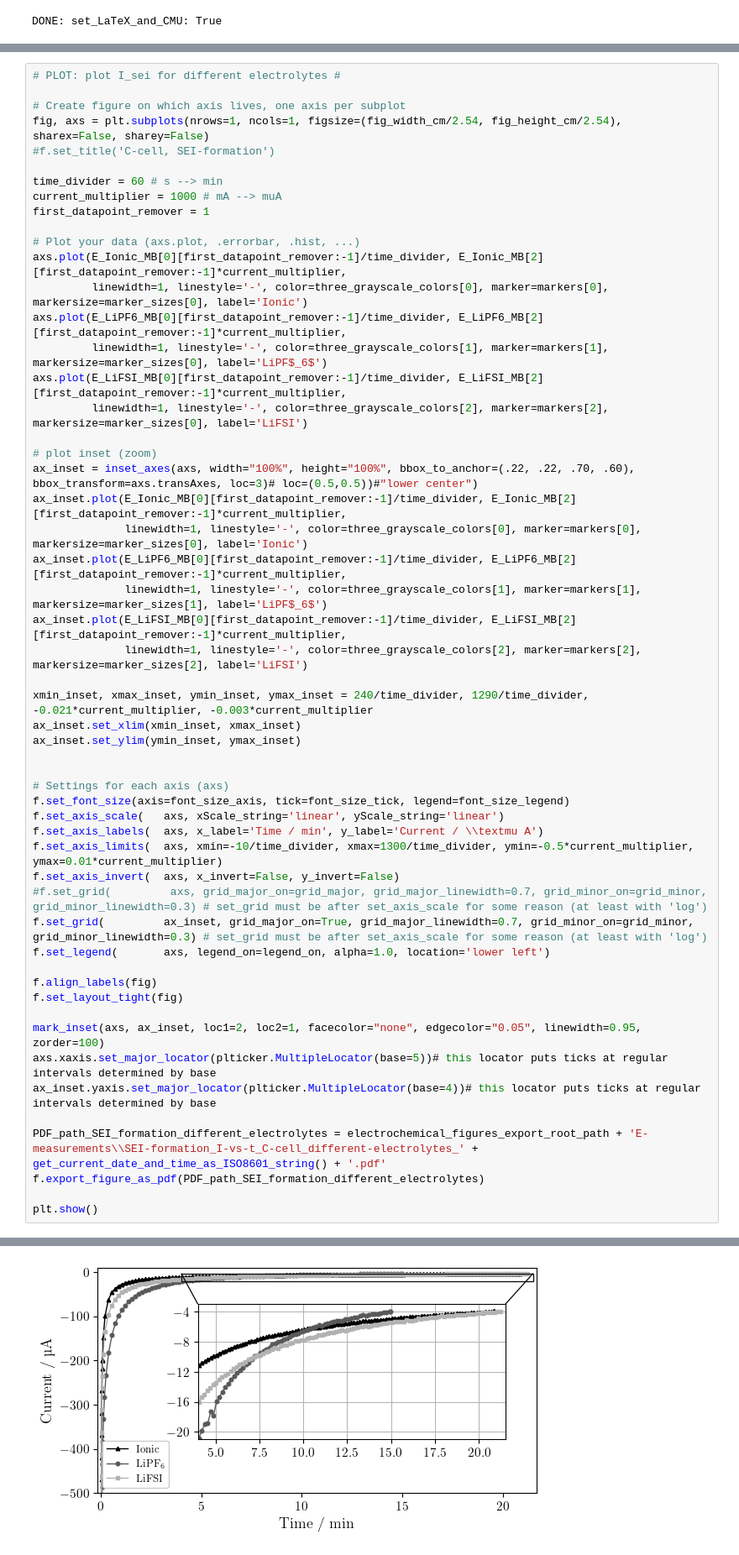
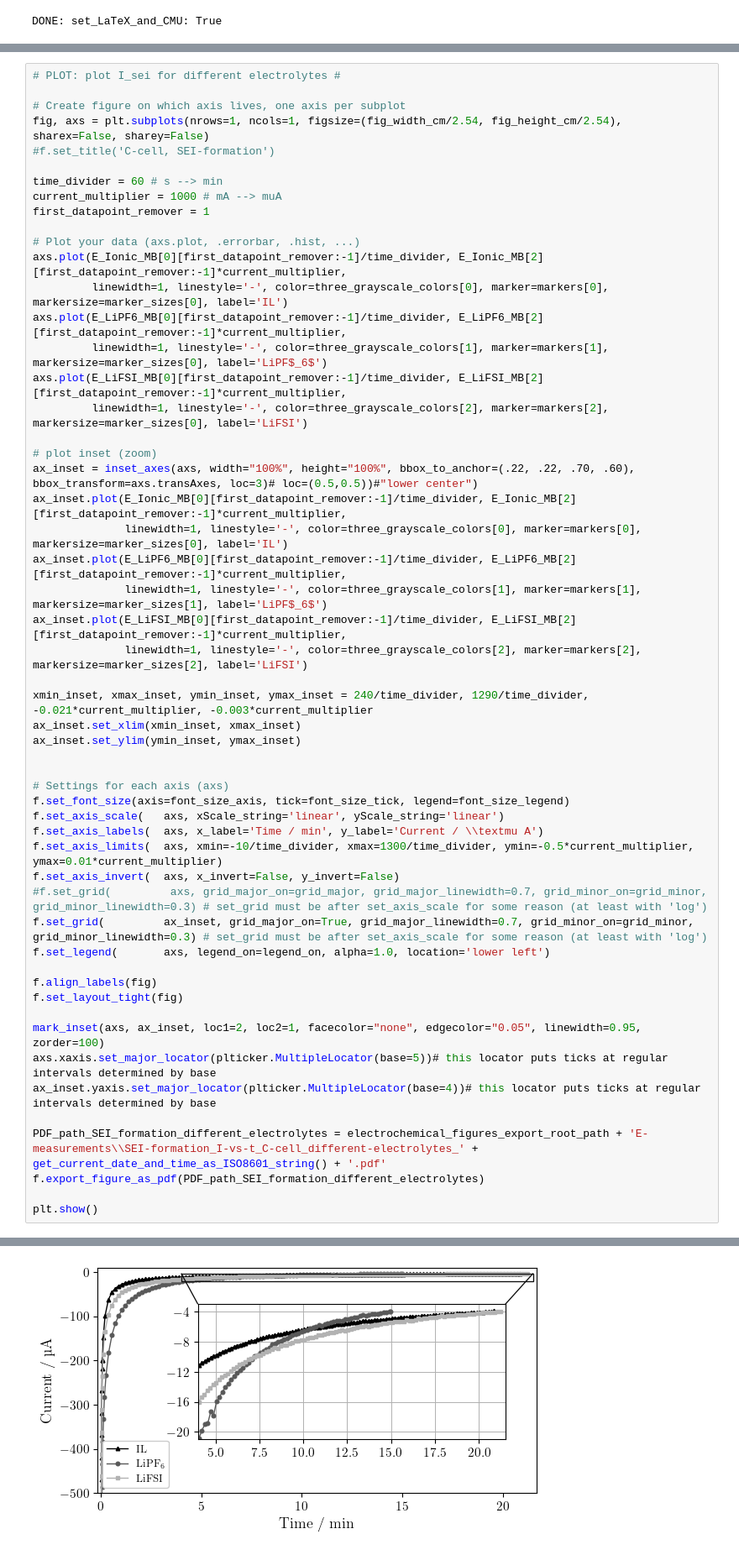
Before and after one commit to GottfridOlsson/MASTER-THESIS, a Jupyter notebook: EXPERIMENTAL/Python-scripts/Electrochemical-plots.ipynb, the cells around one changed output, grey strips where cells are left out. Shown: that part at 84% size. Saved outputs shown, nothing was run; the diff lists cells and outputs as text.

Commit message:
Figures

```diff
--- a/EXPERIMENTAL/Python-scripts/Electrochemical-plots.ipynb
+++ b/EXPERIMENTAL/Python-scripts/Electrochemical-plots.ipynb
@@ -681,7 +681,7 @@ first_datapoint_remover = 1
 
 # Plot your data (axs.plot, .errorbar, .hist, ...)
 axs.plot(E_Ionic_MB[0][first_datapoint_remover:-1]/time_divider, E_Ionic_MB[2][first_datapoint_remover:-1]*current_multiplier,
-         linewidth=1, linestyle='-', color=three_grayscale_colors[0], marker=markers[0], markersize=marker_sizes[0], label='Ionic')
+         linewidth=1, linestyle='-', color=three_grayscale_colors[0], marker=markers[0], markersize=marker_sizes[0], label='IL')
 axs.plot(E_LiPF6_MB[0][first_datapoint_remover:-1]/time_divider, E_LiPF6_MB[2][first_datapoint_remover:-1]*current_multiplier,
          linewidth=1, linestyle='-', color=three_grayscale_colors[1], marker=markers[1], markersize=marker_sizes[0], label='LiPF$_6$')
 axs.plot(E_LiFSI_MB[0][first_datapoint_remover:-1]/time_divider, E_LiFSI_MB[2][first_datapoint_remover:-1]*current_multiplier,
@@ -690,7 +690,7 @@ axs.plot(E_LiFSI_MB[0][first_datapoint_remover:-1]/time_divider, E_LiFSI_MB[2][f
 # plot inset (zoom)
 ax_inset = inset_axes(axs, width="100%", height="100%", bbox_to_anchor=(.22, .22, .70, .60), bbox_transform=axs.transAxes, loc=3)# loc=(0.5,0.5))#"lower center")
 ax_inset.plot(E_Ionic_MB[0][first_datapoint_remover:-1]/time_divider, E_Ionic_MB[2][first_datapoint_remover:-1]*current_multiplier,
-              linewidth=1, linestyle='-', color=three_grayscale_colors[0], marker=markers[0], markersize=marker_sizes[0], label='Ionic')
+              linewidth=1, linestyle='-', color=three_grayscale_colors[0], marker=markers[0], markersize=marker_sizes[0], label='IL')
 ax_inset.plot(E_LiPF6_MB[0][first_datapoint_remover:-1]/time_divider, E_LiPF6_MB[2][first_datapoint_remover:-1]*current_multiplier,
               linewidth=1, linestyle='-', color=three_grayscale_colors[1], marker=markers[1], markersize=marker_sizes[1], label='LiPF$_6$')
 ax_inset.plot(E_LiFSI_MB[0][first_datapoint_remover:-1]/time_divider, E_LiFSI_MB[2][first_datapoint_remover:-1]*current_multiplier,
@@ -736,4 +736,4 @@ DONE: export_figure_as_pdf: C:\MASTER-THESIS\FIGURES\Electrochemical-plots\E-mea
-[figure, old version]
+[figure, new version]
 # %%
 # PLOT: plot V vs. C for different electrolytes #
 
```
Also changed, not shown: parts of 9 cells of this notebook, 16 other files.
